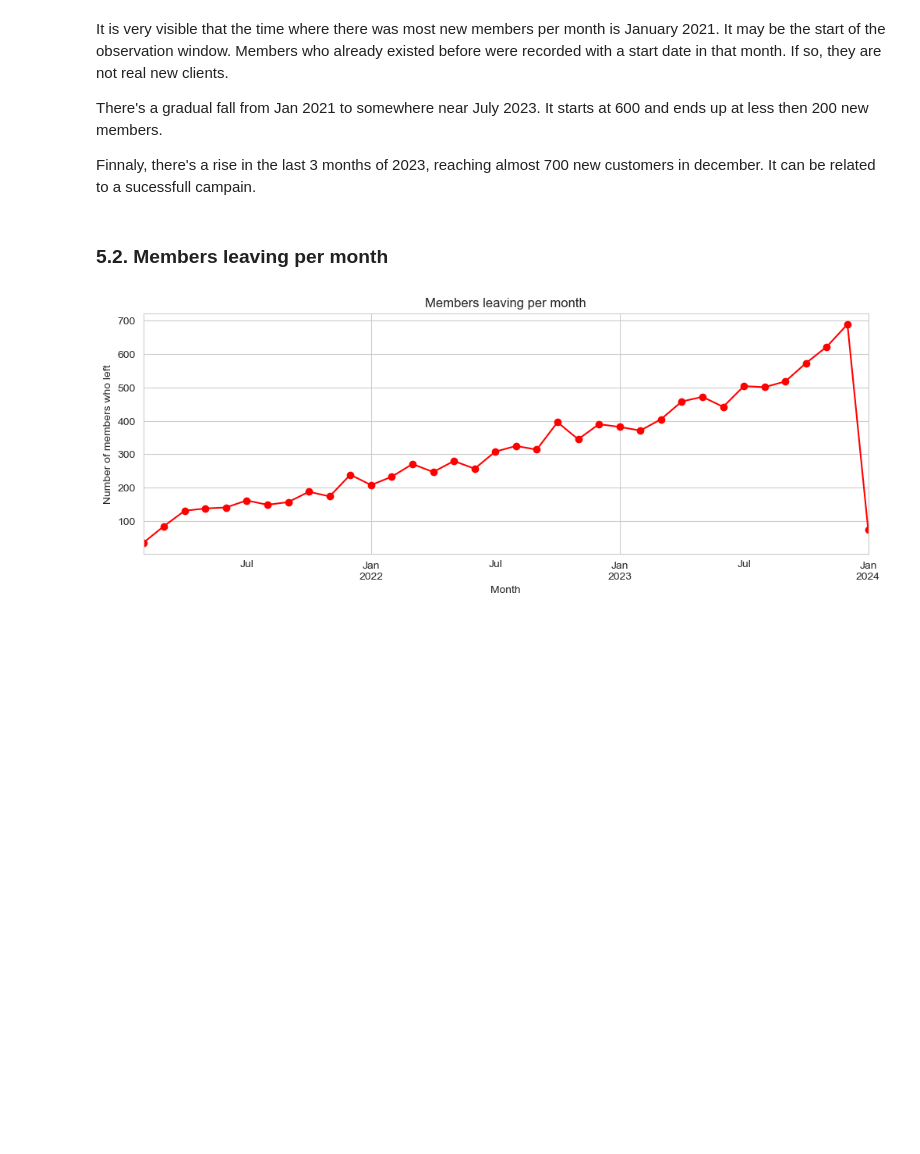
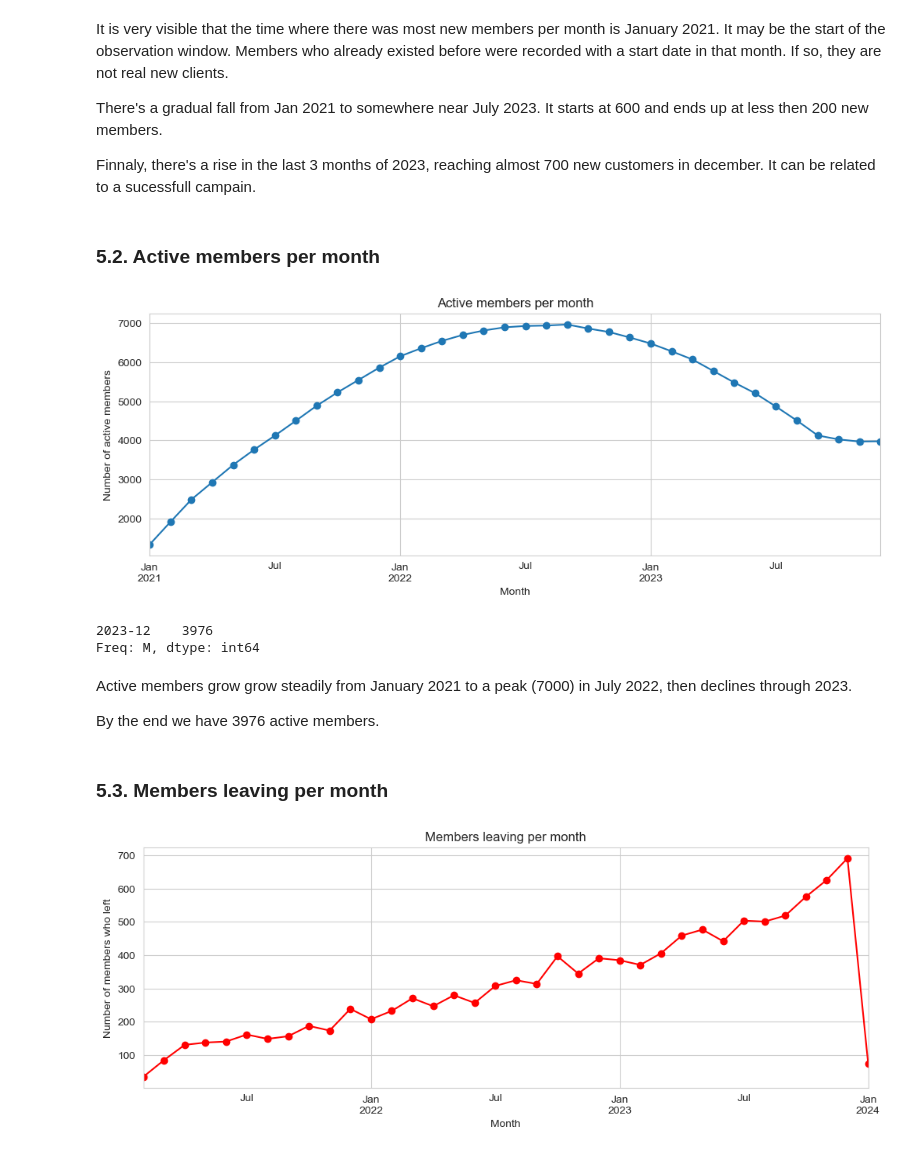
Before and after one commit to matirribeiro/DM_Group27, a Jupyter notebook: notebooks/drafts/eda_maria.ipynb, the cells around one changed output. Drawn from its saved outputs; the diff is of its cells as text; code cells hidden in the pictures; blank space fills up the shorter version.

```diff
--- a/notebooks/drafts/eda_maria.ipynb
+++ b/notebooks/drafts/eda_maria.ipynb
@@ -221,8 +253,36 @@ It is very visible that the time where there was most new members per month is J
 There's a gradual fall from Jan 2021 to somewhere near July 2023. It starts at 600 and ends up at less then 200 new members.
 
 Finnaly, there's a rise in the last 3 months of 2023, reaching almost 700 new customers in december. It can be related to a sucessfull campain.
+# %% [markdown]
+### 5.2. Active members per month
+# %%
+months = pd.period_range(df["membership_start"].min().to_period("M"),
+                         pd.Timestamp("2023-12-01").to_period("M"), freq="M")
+
+joined = df.groupby(df["membership_start"].dt.to_period("M")).size().reindex(months, fill_value=0)
+left_m = (df.dropna(subset=["membership_end"])
+            .groupby(df["membership_end"].dt.to_period("M")).size()
+            .reindex(months, fill_value=0))
+
+active_per_month = (joined - left_m).cumsum()
+
+active_per_month.plot(figsize=(12, 4), marker="o")
+plt.title("Active members per month")
+plt.xlabel("Month")
+plt.ylabel("Number of active members")
+plt.show()
+
+print(active_per_month.tail(1))
+# %% [output]
+[figure, added]
+2023-12    3976
+Freq: M, dtype: int64
+# %% [markdown]
+Active members grow grow steadily from January 2021 to a peak (7000) in July 2022, then declines through 2023.
+
+By the end we have 3976 active members.
 # %% [markdown]
-### 5.2. Members leaving per month
+### 5.3. Members leaving per month
 # %%
 left = df.dropna(subset=["membership_end"])
 left_per_month = left.groupby(left["membership_end"].dt.to_period("M")).size()
```
Also changed, not shown: parts of 25 cells of this notebook.
